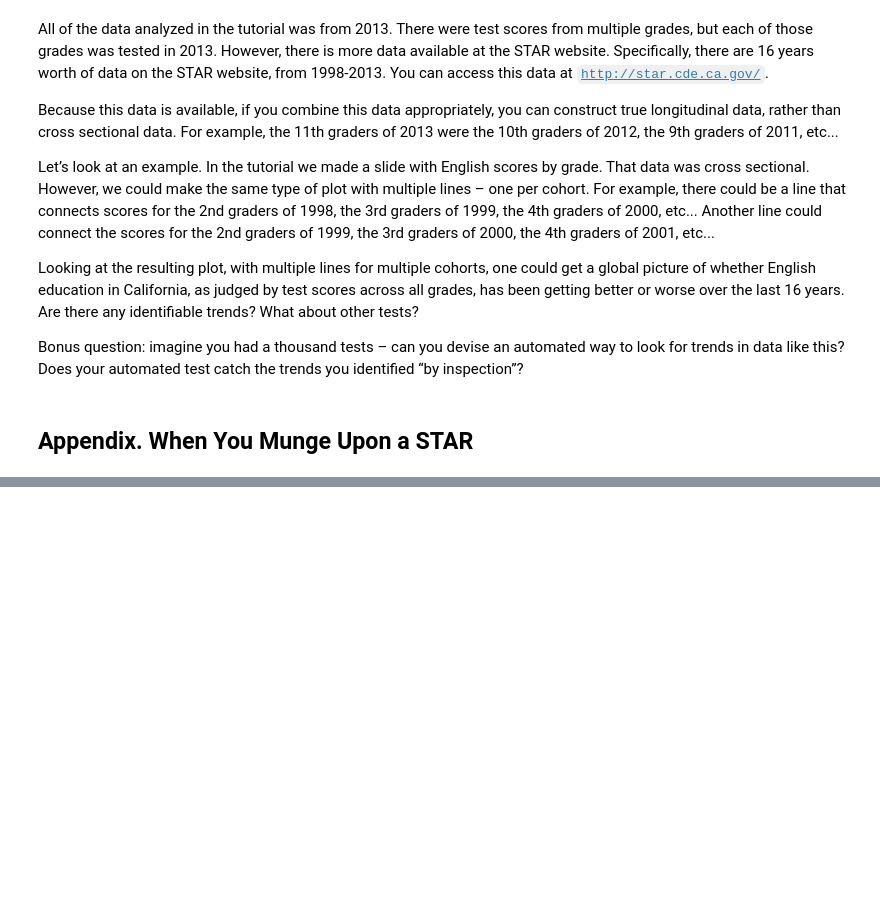
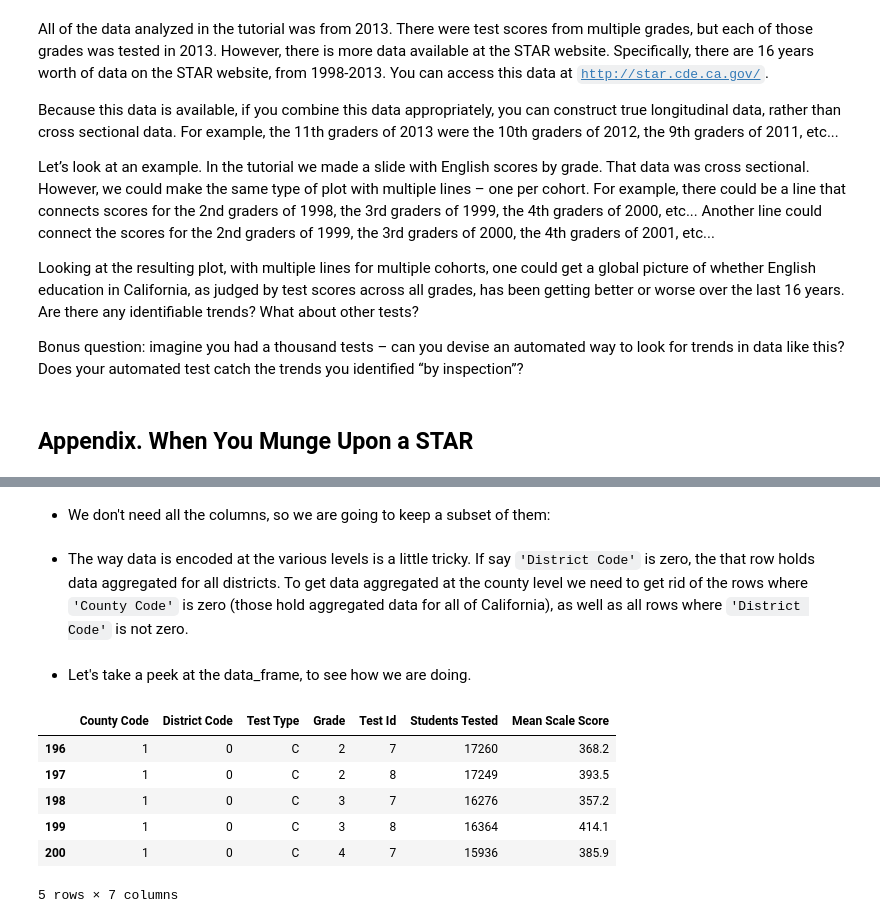
Before and after one commit to jaimefrio/data_science_fun_conference_2015_pandas_in_a_hurry, a Jupyter notebook: pandas_in_a_hurry.ipynb, the cells around one changed output, grey strips where cells are left out. Drawn from its saved outputs; the diff is of its cells as text; code cells hidden in the pictures; blank space fills up the shorter version.

```diff
--- a/pandas_in_a_hurry.ipynb
+++ b/pandas_in_a_hurry.ipynb
@@ -471,0 +478,2 @@ Bonus question: imagine you had a thousand tests – can you devise an automated
+# %%
+raw_data = pd.read_csv('ca2013_1_csv_v3.txt')
@@ -471,0 +485,20 @@ Bonus question: imagine you had a thousand tests – can you devise an automated
+# %% [markdown]
+* We don't need all the columns, so we are going to keep a subset of them:
+# %%
+raw_data = raw_data[['County Code', 'District Code', 'Test Type', 'Grade', 'Test Id', 'Students Tested', 'Mean Scale Score']]
+# %% [markdown]
+* The way data is encoded at the various levels is a little tricky. If say `'District Code'` is zero, the that row holds data aggregated for all districts. To get data aggregated at the county level we need to get rid of the rows where `'County Code'` is zero (those hold aggregated data for all of California), as well as all rows where `'District Code'` is not zero.
+# %%
+raw_data = raw_data[(raw_data['County Code'] != 0) & (raw_data['District Code'] == 0)]
+# %% [markdown]
+* Let's take a peek at the data_frame, to see how we are doing.
+# %%
+raw_data[:5]
+# %% [output]
+|  | County Code | District Code | Test Type | Grade | Test Id | Students Tested | Mean Scale Score |
+| 196 | 1 | 0 | C | 2 | 7 | 17260 | 368.2 |
+| 197 | 1 | 0 | C | 2 | 8 | 17249 | 393.5 |
+| 198 | 1 | 0 | C | 3 | 7 | 16276 | 357.2 |
+| 199 | 1 | 0 | C | 3 | 8 | 16364 | 414.1 |
+| 200 | 1 | 0 | C | 4 | 7 | 15936 | 385.9 |
+5 rows × 7 columns
```
Also changed, not shown: parts of 28 cells of this notebook.
